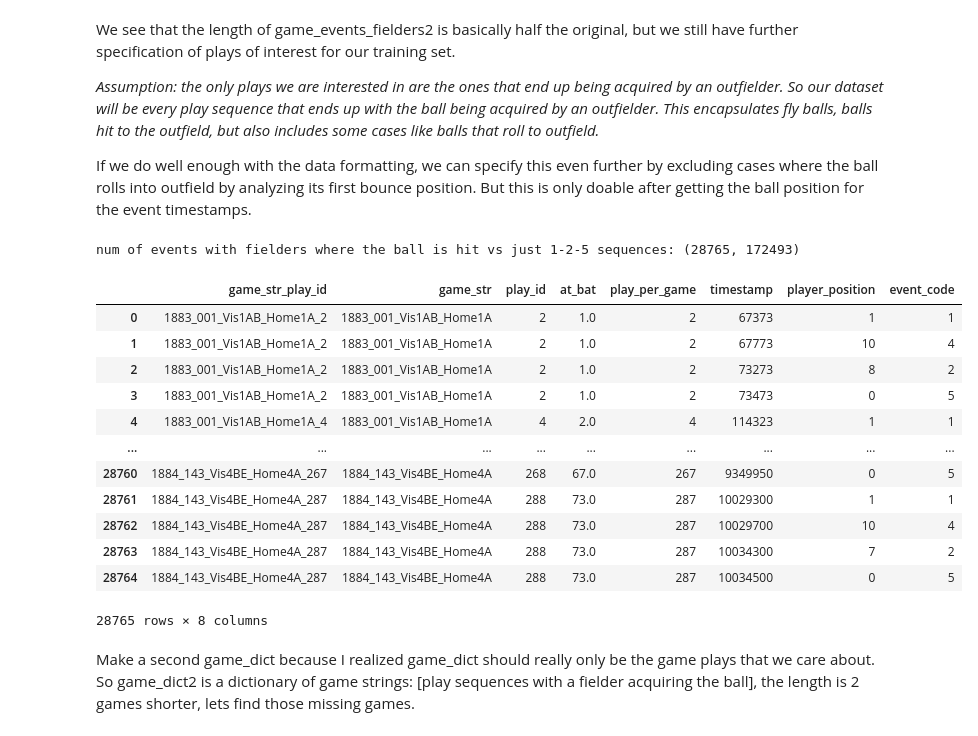
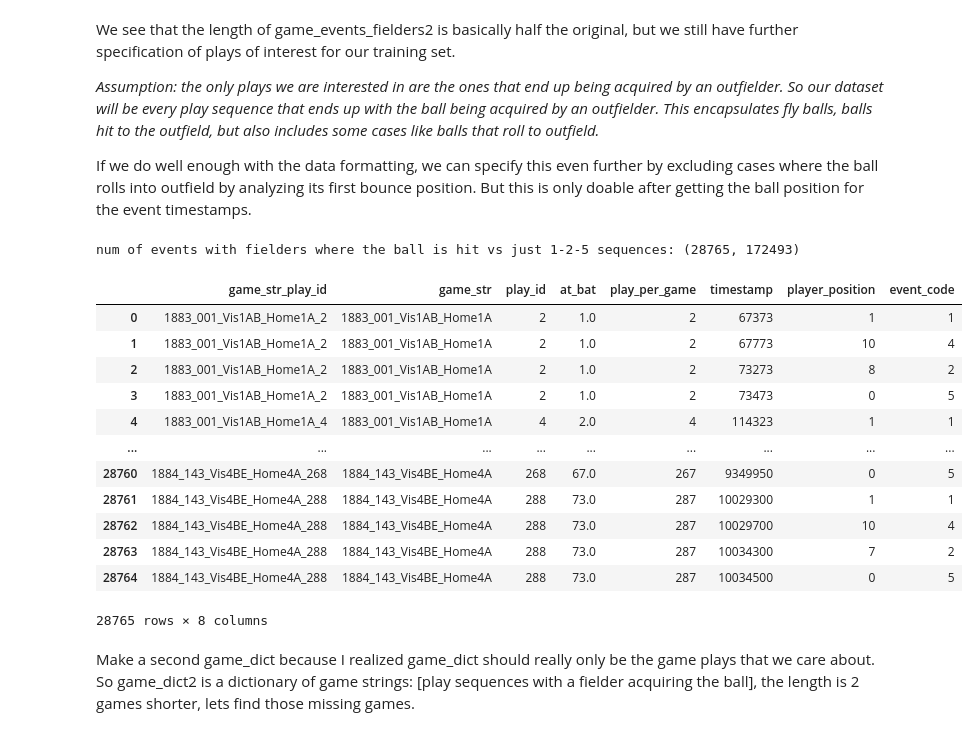
Before and after one commit to victorhauvi/SMT2024, a Jupyter notebook: 2024_SMT_Data_Challenge/SMT.ipynb, the cells around one changed output. Drawn from its saved outputs; the diff is of its cells as text; code cells hidden in the pictures.

```diff
--- a/2024_SMT_Data_Challenge/SMT.ipynb
+++ b/2024_SMT_Data_Challenge/SMT.ipynb
@@ -800,24 +800,24 @@ We see that the length of game_events_fielders2 is basically half the original,
 If we do well enough with the data formatting, we can specify this even further by excluding cases where the ball rolls into outfield by analyzing its first bounce position. But this is only doable after getting the ball position for the event timestamps.
 # %%
 print(f"num of events with fielders where the ball is hit vs just 1-2-5 sequences: {len(game_events_fielders2),  len(game_events_fielders)} " )
-game_events_fielders2['game_str_play_id'] = game_events_fielders2['game_str'].astype(str) + '_' + game_events_fielders2['play_per_game'].astype(str)
+game_events_fielders2['game_str_play_id'] = game_events_fielders2['game_str'].astype(str) + '_' + game_events_fielders2['play_id'].astype(str) # DO NOT USE game_events_fielders2['play_per_game'] because this is skipepd over during pick off throws (i.e the play_per_game skips 1 during pick offs)
 game_events_fielders2 = game_events_fielders2[['game_str_play_id'] + [col for col in game_events_fielders2.columns if col != 'game_str_play_id']] #move to front, rest of the columns in the same order
 
 game_events_fielders2  #okay so now we have all the plays (and their unique play id for each game) where a hit actually happens, and therefore a fielder will be attentive b
 # %% [output]
 num of events with fielders where the ball is hit vs just 1-2-5 sequences: (28765, 172493)
 |  | game_str_play_id | game_str | play_id | at_bat | play_per_game | timestamp | player_position | event_code |
 | 0 | 1883_001_Vis1AB_Home1A_2 | 1883_001_Vis1AB_Home1A | 2 | 1.0 | 2 | 67373 | 1 | 1 |
 | 1 | 1883_001_Vis1AB_Home1A_2 | 1883_001_Vis1AB_Home1A | 2 | 1.0 | 2 | 67773 | 10 | 4 |
 | 2 | 1883_001_Vis1AB_Home1A_2 | 1883_001_Vis1AB_Home1A | 2 | 1.0 | 2 | 73273 | 8 | 2 |
 | 3 | 1883_001_Vis1AB_Home1A_2 | 1883_001_Vis1AB_Home1A | 2 | 1.0 | 2 | 73473 | 0 | 5 |
 | 4 | 1883_001_Vis1AB_Home1A_4 | 1883_001_Vis1AB_Home1A | 4 | 2.0 | 4 | 114323 | 1 | 1 |
 | ... | ... | ... | ... | ... | ... | ... | ... | ... |
-| 28760 | 1884_143_Vis4BE_Home4A_267 | 1884_143_Vis4BE_Home4A | 268 | 67.0 | 267 | 9349950 | 0 | 5 |
-| 28761 | 1884_143_Vis4BE_Home4A_287 | 1884_143_Vis4BE_Home4A | 288 | 73.0 | 287 | 10029300 | 1 | 1 |
-| 28762 | 1884_143_Vis4BE_Home4A_287 | 1884_143_Vis4BE_Home4A | 288 | 73.0 | 287 | 10029700 | 10 | 4 |
-| 28763 | 1884_143_Vis4BE_Home4A_287 | 1884_143_Vis4BE_Home4A | 288 | 73.0 | 287 | 10034300 | 7 | 2 |
-| 28764 | 1884_143_Vis4BE_Home4A_287 | 1884_143_Vis4BE_Home4A | 288 | 73.0 | 287 | 10034500 | 0 | 5 |
+| 28760 | 1884_143_Vis4BE_Home4A_268 | 1884_143_Vis4BE_Home4A | 268 | 67.0 | 267 | 9349950 | 0 | 5 |
+| 28761 | 1884_143_Vis4BE_Home4A_288 | 1884_143_Vis4BE_Home4A | 288 | 73.0 | 287 | 10029300 | 1 | 1 |
+| 28762 | 1884_143_Vis4BE_Home4A_288 | 1884_143_Vis4BE_Home4A | 288 | 73.0 | 287 | 10029700 | 10 | 4 |
+| 28763 | 1884_143_Vis4BE_Home4A_288 | 1884_143_Vis4BE_Home4A | 288 | 73.0 | 287 | 10034300 | 7 | 2 |
+| 28764 | 1884_143_Vis4BE_Home4A_288 | 1884_143_Vis4BE_Home4A | 288 | 73.0 | 287 | 10034500 | 0 | 5 |
 28765 rows × 8 columns
 # %% [markdown]
 Make a second game_dict because I realized game_dict should really only be the game plays that we care about. So game_dict2 is a dictionary of game strings: [play sequences with a fielder acquiring the ball], the length is 2 games shorter, lets find those missing games.
```
Also changed, not shown: parts of 23 cells of this notebook, 21 other files.
